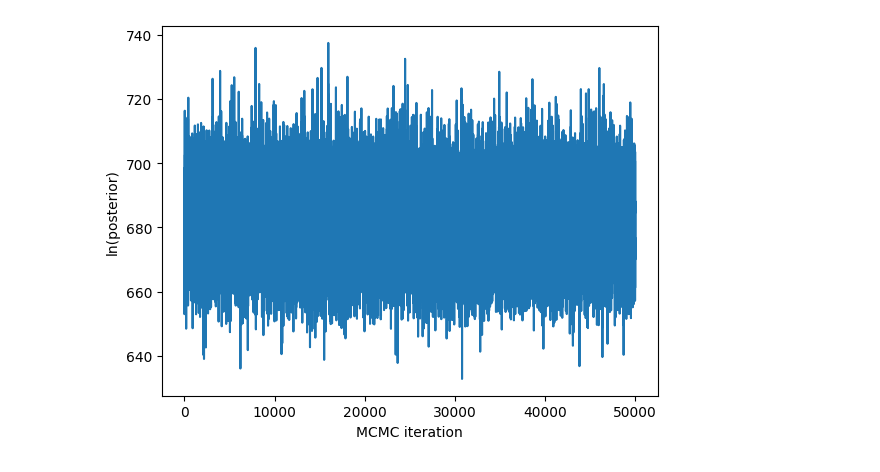
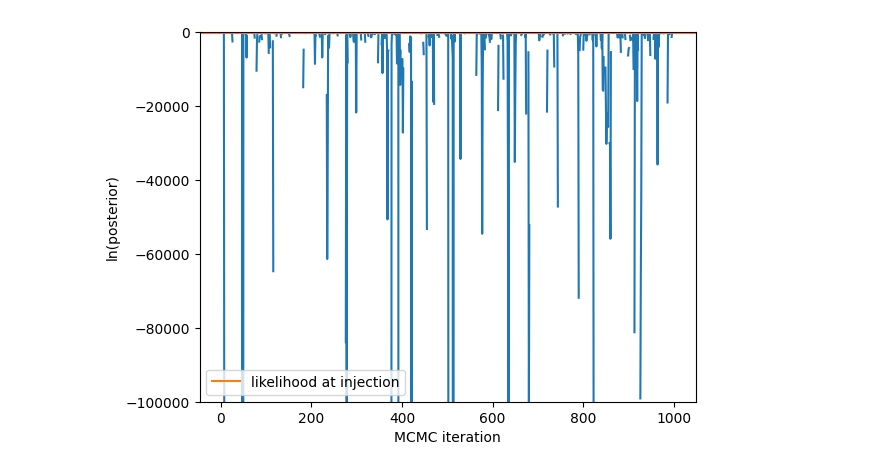
Before and after one commit to aiden-g12321/PTA_joint, a Jupyter notebook: hmc.ipynb, the cells around one changed output. Saved outputs shown, nothing was run; the diff lists cells and outputs as text; code cells hidden in the pictures.

```diff
--- a/hmc.ipynb
+++ b/hmc.ipynb
@@ -26,3 +29,7 @@ config.update('jax_enable_x64', True)
+# %%
+# make PTA and likelihood objects
+pta = PTA(Np=5, Tspan_yr=15., Nf=5)
+l = get_likelihood_obj(pta)
 # %%
 # plot data and injected signals
 psr_ndx = 0
@@ -96,33 +103,42 @@ def transform_a(rn_hypers, gwb_hypers, a_standard):
 # %%
 def sampling_model():
     # uniform prior on hyper-parameters
-    efacs = numpyro.sample('efacs', dist.Uniform(m.efac_mins, m.efac_maxs))
-    rn_hypers = numpyro.sample('rn_hypers', dist.Uniform(m.rn_mins, m.rn_maxs))
-    gwb_hypers = numpyro.sample('gwb_hypers', dist.Uniform(m.gwb_mins, m.gwb_maxs))
+    efacs = numpyro.sample('efacs', dist.Uniform(pta.efac_mins, pta.efac_maxs))
+    rn_hypers = numpyro.sample('rn_hypers', dist.Uniform(pta.rn_mins, pta.rn_maxs))
+    gwb_hypers = numpyro.sample('gwb_hypers', dist.Uniform(pta.gwb_mins, pta.gwb_maxs))
 
     # uniform prior on CW parameters and pulsar phases
-    cw_params = numpyro.sample('cw', dist.Uniform(m.cw_mins, m.cw_maxs))
-    psr_phases = numpyro.sample('psr_phases', dist.Uniform(m.psr_phase_mins, m.psr_phase_maxs))
+    cw_params = numpyro.sample('cw', dist.Uniform(pta.cw_mins, pta.cw_maxs))
+    psr_phases = numpyro.sample('psr_phases', dist.Uniform(pta.psr_phase_mins, pta.psr_phase_maxs))
 
     # normal prior on pulsar distances
-    psr_dists = numpyro.sample('psr_dists', dist.Normal(m.psr_dists_inj, m.psr_dists_stdev))
+    psr_dists = numpyro.sample('psr_dists', dist.Normal(pta.psr_dists_inj, pta.psr_dists_stdev))
 
     # normal prior on Fourier coefficients
-    a_standard = numpyro.sample('a_standard', dist.Normal().expand([m.Na_PTA]))
+    a_standard = numpyro.sample('a_standard', dist.Normal().expand([pta.Na_PTA]))
     a_transformed = transform_a(rn_hypers, gwb_hypers, a_standard)
     a = numpyro.deterministic('a', a_transformed)
 
     # get CW coefficients
-    a_cw = m.get_CW_coefficients(jnp.concatenate((cw_params, psr_phases, psr_dists))).flatten()
+    a_cw = pta.get_CW_coefficients(jnp.concatenate((cw_params, psr_phases, psr_dists))).flatten()
 
     # likelihood
     numpyro.factor('ln_likelihood', l.lnlike(efacs, a + a_cw))
+# %%
+# injected parameters in dictionary amenable to sampler
+x_inj_dict = {'efacs':pta.efacs_inj, 'rn_hypers':pta.rn_inj, 'gwb_hypers':pta.gwb_inj,
+              'cw':pta.cw_inj, 'psr_phases':pta.psr_phases_inj, 'psr_dists':pta.psr_dists_inj,
+              'a_standard':jnp.zeros(pta.Na_PTA)}
 # %%
-nuts_kernel = numpyro.infer.NUTS(sampling_model)
+# nuts_kernel = numpyro.infer.NUTS(sampling_model, dense_mass=[('rn_hypers',), ('gwb_hypers',), ('cw',)])
+# nuts_kernel = numpyro.infer.NUTS(sampling_model)
+nuts_kernel = numpyro.infer.NUTS(sampling_model,
+                                 init_strategy=init_to_value(values=x_inj_dict),
+                                 dense_mass=[('rn_hypers',), ('gwb_hypers',), ('cw',)])
 mcmc = numpyro.infer.MCMC(sampler=nuts_kernel,
-                          num_warmup=int(1e4),
-                          num_samples=int(5e4))
-mcmc.run(jr.key(0))
+                          num_warmup=int(1e3),
+                          num_samples=int(1e3))
+mcmc.run(jr.key(113))
 samples_dict = mcmc.get_samples()
 # %%
 samples = np.concatenate((samples_dict['efacs'],
@@ -134,10 +150,14 @@ samples = np.concatenate((samples_dict['efacs'],
                           samples_dict['a']), axis=1)
 # %%
 # plot posterior values
-lnposts = vectorized_lnpost(samples)
+# lnposts = vectorized_lnpost(samples)
+lnposts = jnp.array([lnpost(x) for x in samples])
 plt.plot(lnposts)
+plt.axhline(lnpost(pta.x_inj), label='likelihood at injection', color='C1')
 plt.xlabel('MCMC iteration')
 plt.ylabel('ln(posterior)')
+plt.legend()
+plt.ylim(-100_000., 0.)
 plt.show()
 # %% [output]
-[figure, old version]
+[figure, new version]
```
Also changed, not shown: parts of 10 cells of this notebook, 6 other files.
